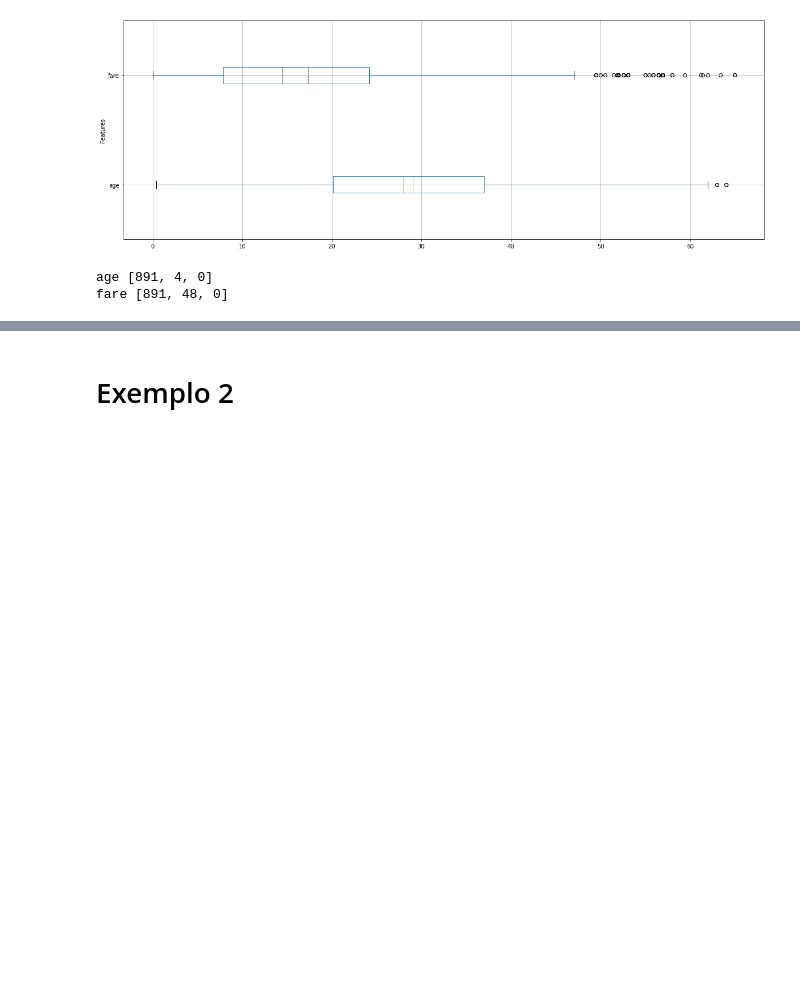
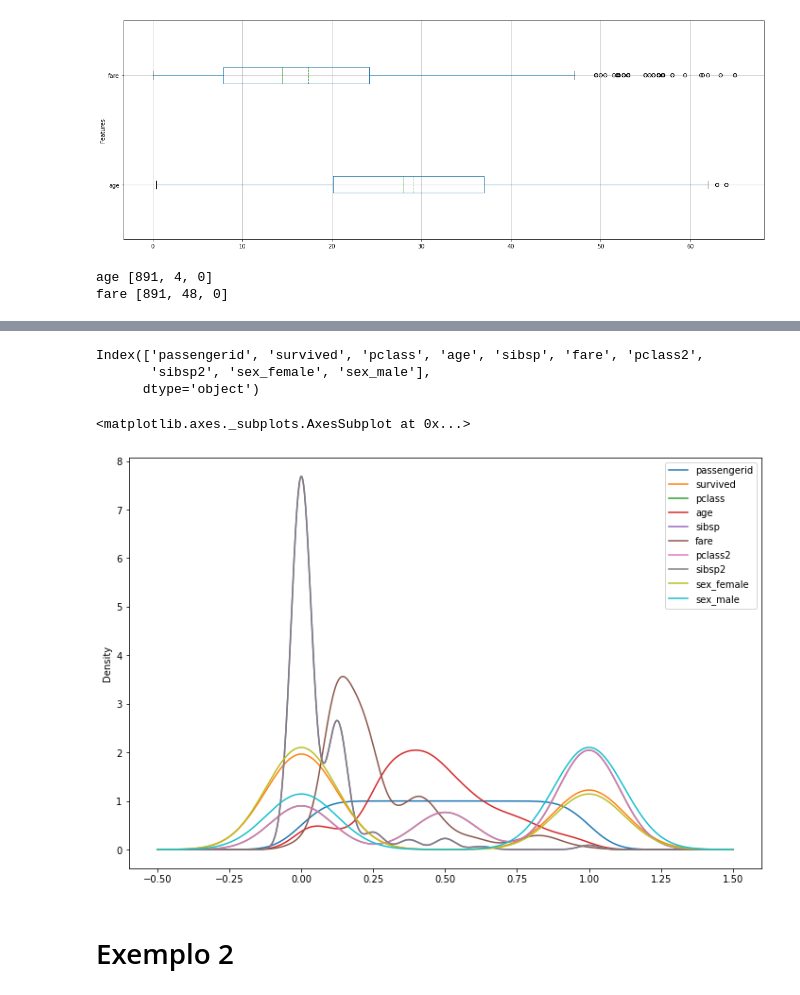
Before and after one commit to jjefferson2006/DSWP_JJ_altera, a Jupyter notebook: Notebooks/JJ3NB15_02__Regressão Linear.ipynb, the cells around one changed output, grey strips where cells are left out. Cells and saved outputs as stored; diff of their text form; code cells hidden in the pictures; blank space fills up the shorter version.

```diff
--- a/Notebooks/JJ3NB15_02__Regressão Linear.ipynb
+++ b/Notebooks/JJ3NB15_02__Regressão Linear.ipynb
@@ -1405,0 +1526,4 @@ df_titanic_t.describe()
+# %%
+#fazendo no mesmo df
+#df = pd.get_dummies(df, columns=['type'])
+df_titanic_copy = pd.get_dummies(df_titanic_copy, columns=['sex'])
@@ -1405,0 +1547,2 @@ df_titanic_t.describe()
+# %%
+df_titanic_drop = df_titanic_copy.drop(columns=['name', 'parch', 'ticket', 'cabin', 'embarked', 'parch2'], axis =1)
@@ -1405,0 +1558,7 @@ df_titanic_t.describe()
+# %%
+l_col_df_drop = df_titanic_drop.columns
+l_col_df_drop
+# %% [output]
+Index(['passengerid', 'survived', 'pclass', 'age', 'sibsp', 'fare', 'pclass2',
+       'sibsp2', 'sex_female', 'sex_male'],
+      dtype='object')
@@ -1406,3 +1568,14 @@ df_titanic_t.describe()
+# %%
+#aplicando a tranformação MinMaxScaler
+titanic_MinMaxScaler = MinMaxScaler().fit_transform(df_titanic_drop)
+df_titanic_MinMaxScaler = pd.DataFrame(titanic_MinMaxScaler,columns = ['passengerid', 'survived', 'pclass', 'age', 'sibsp', 'fare', 'pclass2',
+       'sibsp2', 'sex_female', 'sex_male'])
+
+# Gráfico
+df_titanic_MinMaxScaler.plot(kind = 'kde', figsize = (12,8))
+# %% [output]
+<matplotlib.axes._subplots.AxesSubplot at 0x...>
+[figure, added]
 # %% [markdown]
 # Exemplo 2
 # %%
```
Also changed, not shown: parts of 47 cells of this notebook.
